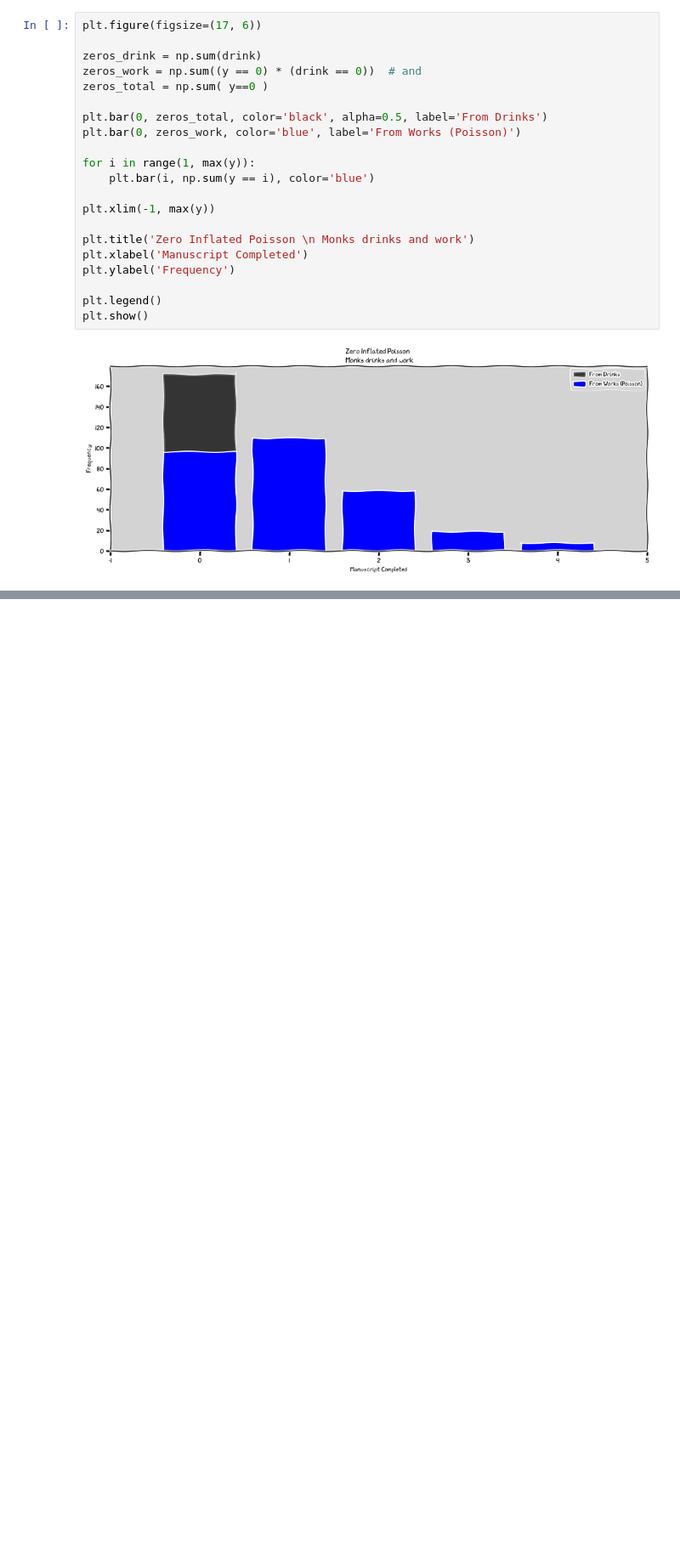
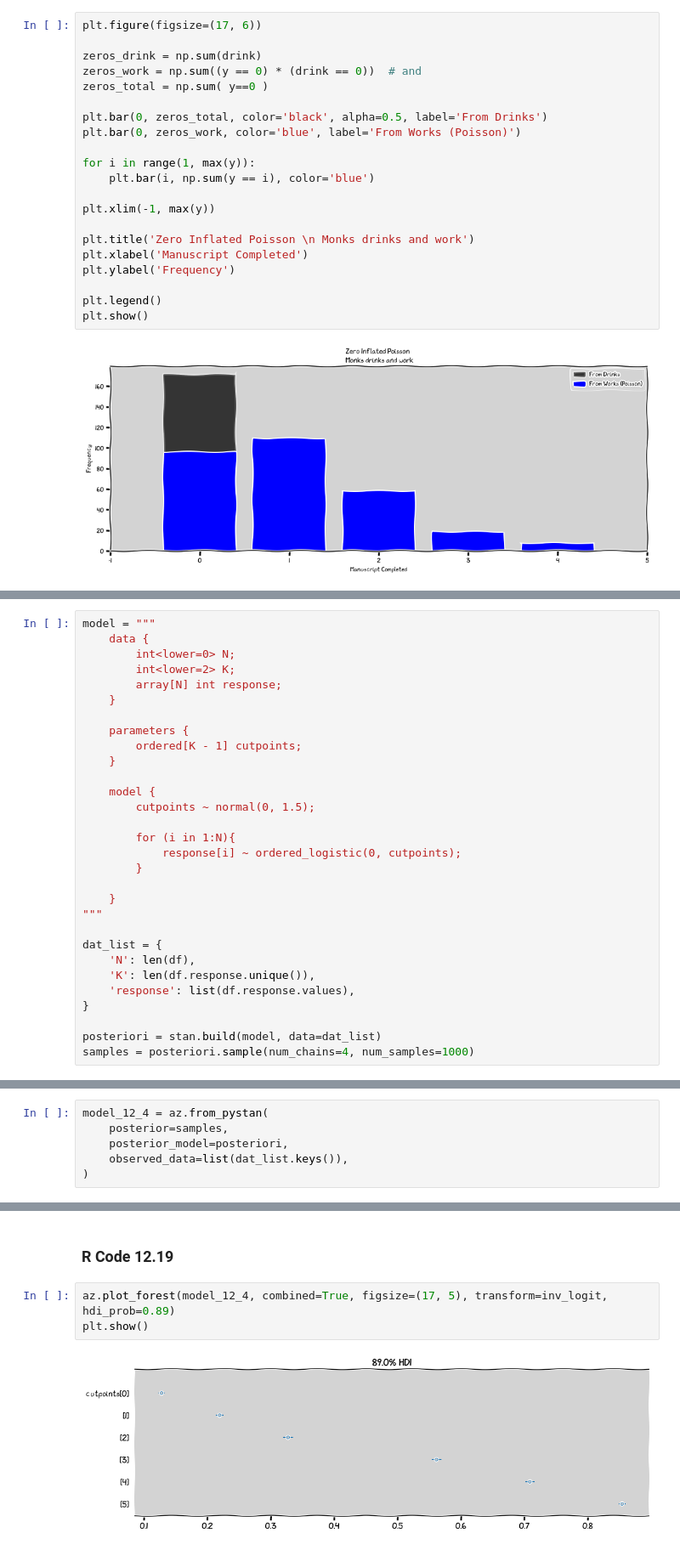
Before and after one commit to rodolphomacedo/statistical_rethinking_pt_BR, a Jupyter notebook: parte_12.ipynb, the cells around one changed output, grey strips where cells are left out. Shown at 85% size. Drawn from its saved outputs; the diff is of its cells as text; blank space fills up the shorter version.

```diff
--- a/parte_12.ipynb
+++ b/parte_12.ipynb
@@ -879,0 +955,30 @@ Results:
+# %%
+model = """
+    data {
+        int<lower=0> N;
+        int<lower=2> K;
+        array[N] int response;
+    }
+
+    parameters {
+        ordered[K - 1] cutpoints;
+    }
+
+    model {
+        cutpoints ~ normal(0, 1.5);
+
+        for (i in 1:N){
+            response[i] ~ ordered_logistic(0, cutpoints);
+        }
+
+    }
+"""
+
+dat_list = {
+    'N': len(df),
+    'K': len(df.response.unique()),
+    'response': list(df.response.values),
+}
+
+posteriori = stan.build(model, data=dat_list)
+samples = posteriori.sample(num_chains=4, num_samples=1000)
@@ -879,0 +1003,6 @@ Results:
+# %%
+model_12_4 = az.from_pystan(
+    posterior=samples,
+    posterior_model=posteriori,
+    observed_data=list(dat_list.keys()),
+)
@@ -879,0 +1025,7 @@ Results:
+# %% [markdown]
+### R Code 12.19
+# %%
+az.plot_forest(model_12_4, combined=True, figsize=(17, 5), transform=inv_logit, hdi_prob=0.89)
+plt.show()
+# %% [output]
+[figure, added]
```
Also changed, not shown: parts of 41 cells of this notebook, 1 other file.
